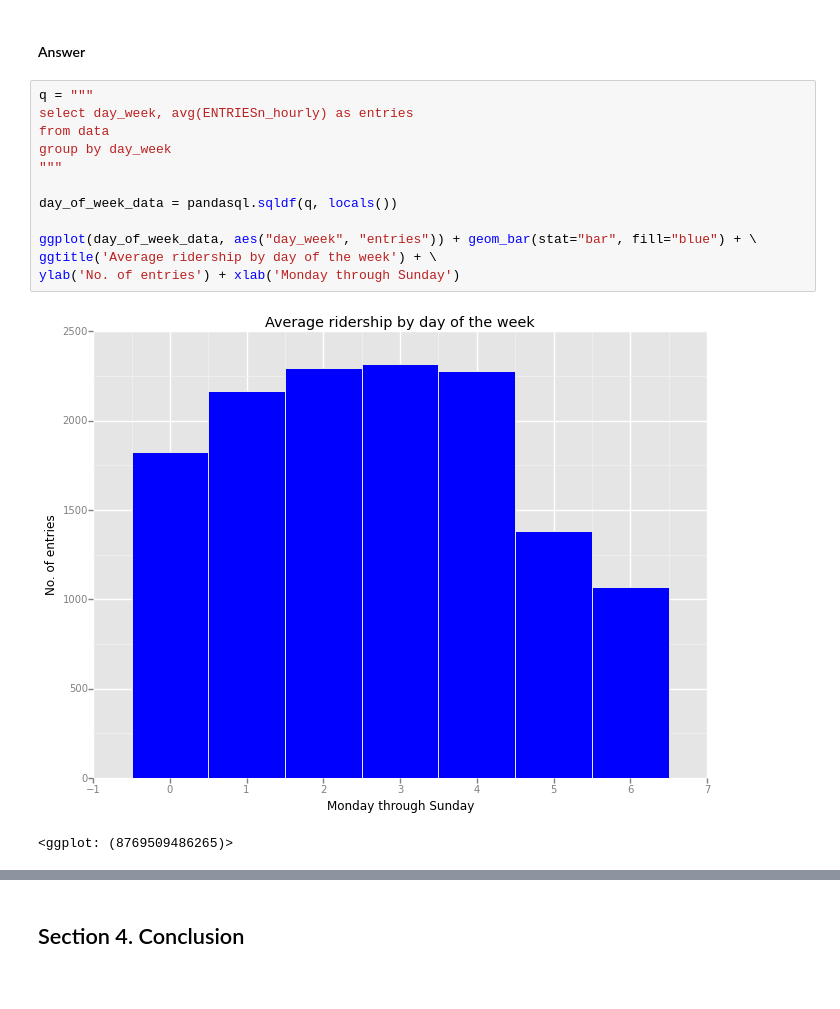
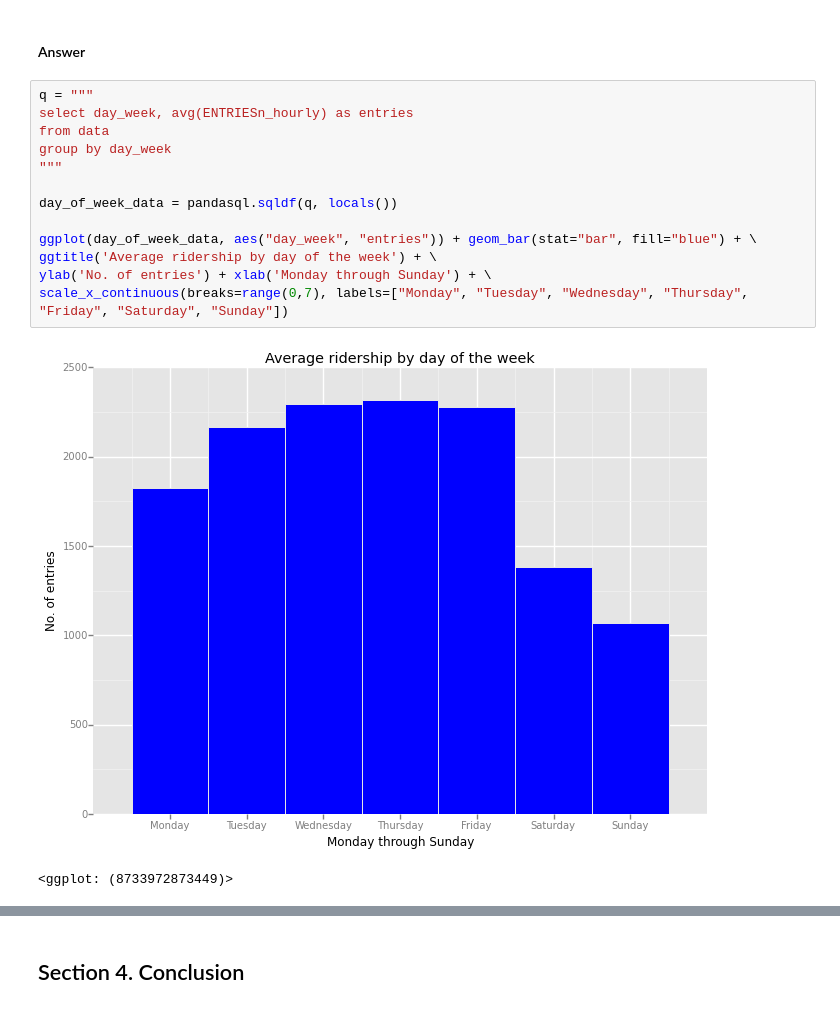
Before and after one commit to Manyizi101/nanodegree, a Jupyter notebook: 002-nyc-subway/dev/nyc-subway.ipynb, the cells around one changed output, grey strips where cells are left out. Saved outputs shown, nothing was run; the diff lists cells and outputs as text.

Commit message:
DAND - P2 - fixed graph labels from review comments

```diff
--- a/002-nyc-subway/dev/nyc-subway.ipynb
+++ b/002-nyc-subway/dev/nyc-subway.ipynb
@@ -388,18 +388,19 @@ One visualization can be more freeform. You should feel free to implement someth
 # %%
 q = """
 select day_week, avg(ENTRIESn_hourly) as entries
 from data
 group by day_week
 """
 
 day_of_week_data = pandasql.sqldf(q, locals())
 
 ggplot(day_of_week_data, aes("day_week", "entries")) + geom_bar(stat="bar", fill="blue") + \
 ggtitle('Average ridership by day of the week') + \
-ylab('No. of entries') + xlab('Monday through Sunday')
+ylab('No. of entries') + xlab('Monday through Sunday') + \
+scale_x_continuous(breaks=range(0,7), labels=["Monday", "Tuesday", "Wednesday", "Thursday", "Friday", "Saturday", "Sunday"])
 # %% [output]
-[figure, old version]
+[figure, new version]
-<ggplot: (8769509486265)>
+<ggplot: (8733972873449)>
 # %%
 q = """
 select hour, avg(ENTRIESn_hourly) as entries
```
Also changed, not shown: parts of 7 cells of this notebook, 4 other files.
